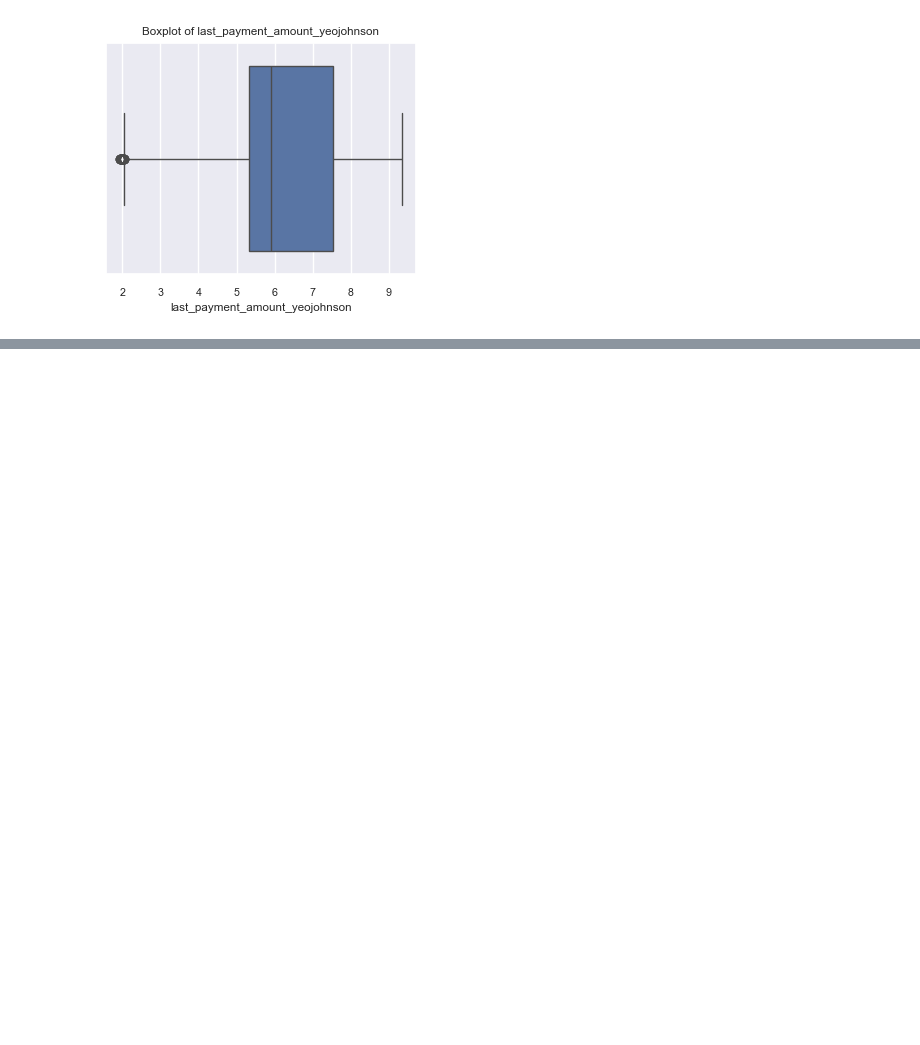
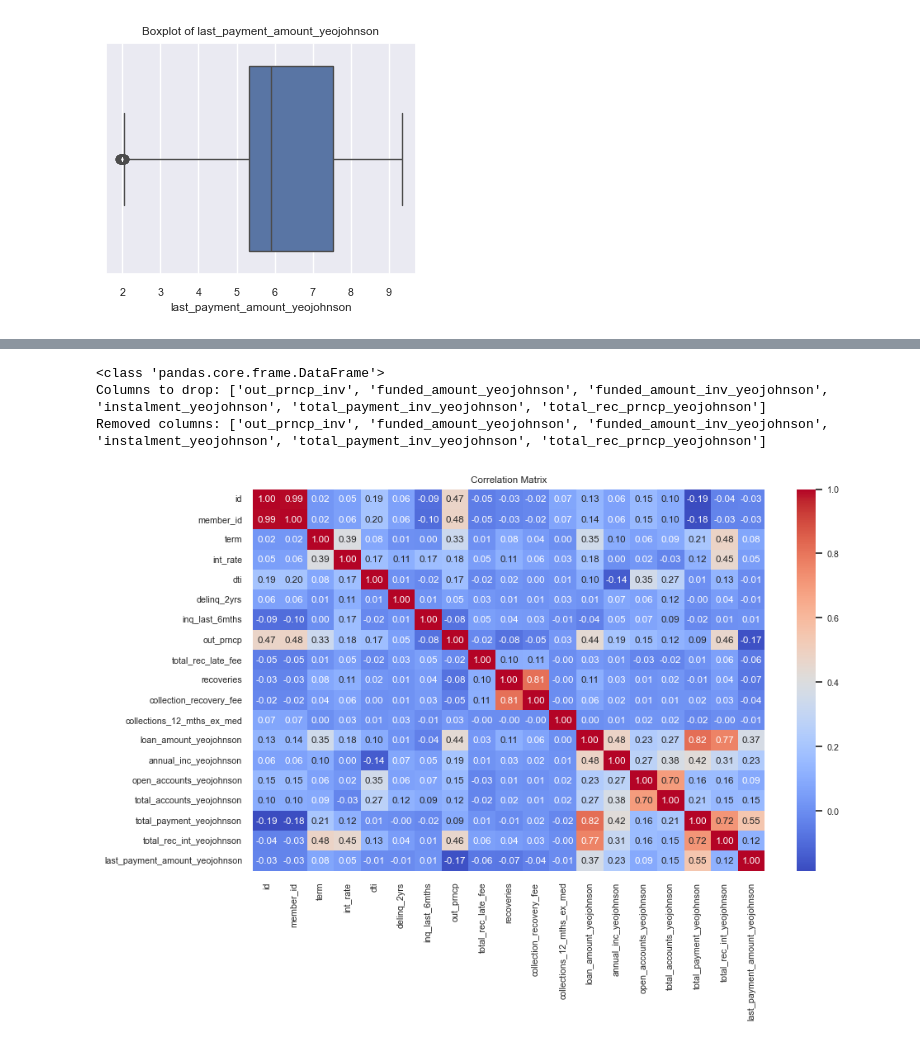
Before and after one commit to bc319IC/Exploratory_Data_Analysis-Customer_Loans_in_Finance, a Jupyter notebook: customer_loans.ipynb, the cells around one changed output, grey strips where cells are left out. Cells and saved outputs as stored; diff of their text form; code cells hidden in the pictures; blank space fills up the shorter version.

```diff
--- a/customer_loans.ipynb
+++ b/customer_loans.ipynb
@@ -367,0 +386,14 @@ norm_df_plot.visualise_outliers(excluded_cols)
+# %%
+#Remove overly correlated columns
+norm_df_dft = db_utils.DataFrameTransform(norm_df)
+id_cols = ['id', 'member_id']
+norm_df_dft.remove_highly_correlated_cols(id_cols)
+# %% [output]
+<class 'pandas.core.frame.DataFrame'>
+Columns to drop: ['out_prncp_inv', 'funded_amount_yeojohnson', 'funded_amount_inv_yeojohnson', 'instalment_yeojohnson', 'total_payment_inv_yeojohnson', 'total_rec_prncp_yeojohnson']
+Removed columns: ['out_prncp_inv', 'funded_amount_yeojohnson', 'funded_amount_inv_yeojohnson', 'instalment_yeojohnson', 'total_payment_inv_yeojohnson', 'total_rec_prncp_yeojohnson']
+# %%
+#Visualise correlation matrix after
+norm_df_plot.visualise_correlation_matrix()
+# %% [output]
+[figure, added]
```
Also changed, not shown: parts of 11 cells of this notebook, 1 other file.
